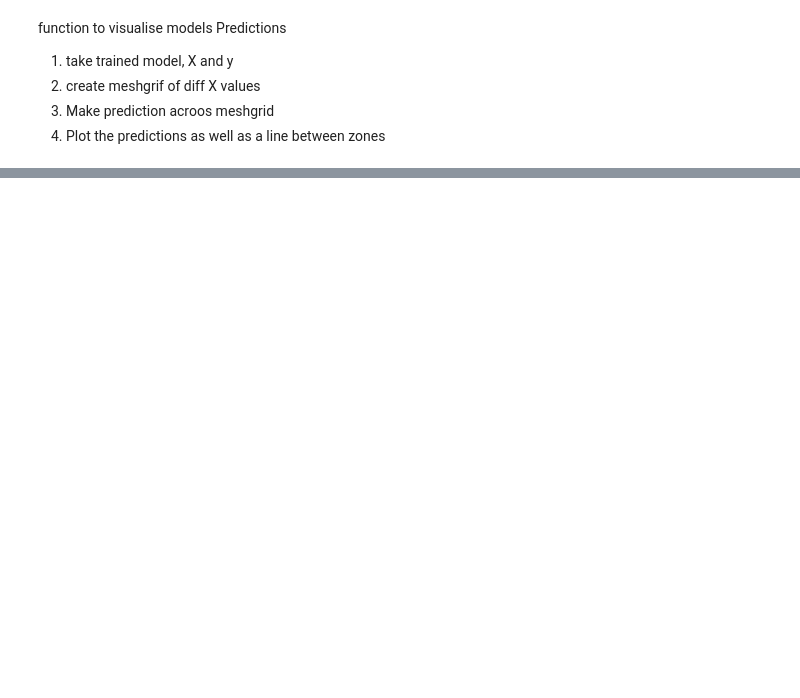
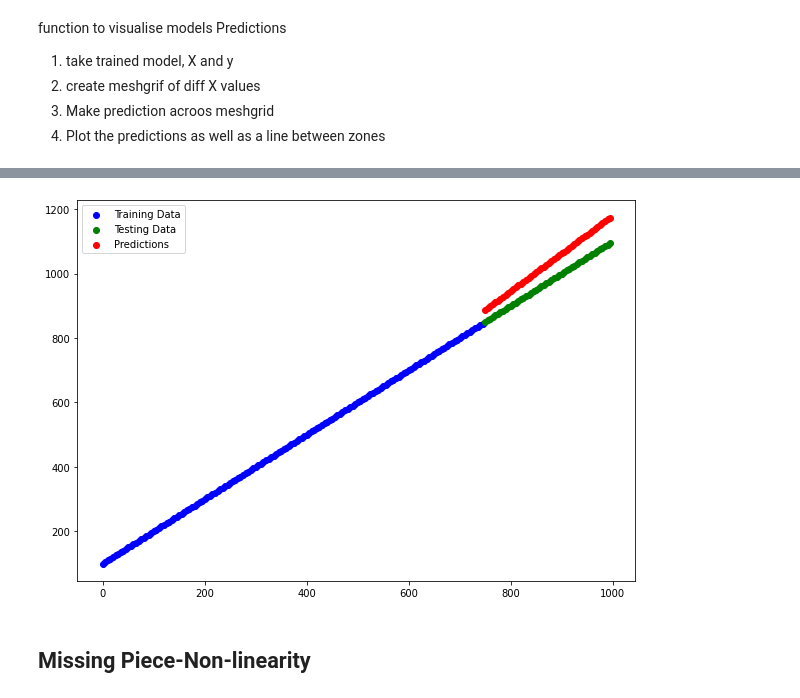
Before and after one commit to krishnamenon215/Tensorflow, a Jupyter notebook: 02_neural_network_classification_in_tensorflow.ipynb, the cells around one changed output, grey strips where cells are left out. Drawn from its saved outputs; the diff is of its cells as text; code cells hidden in the pictures; blank space fills up the shorter version.

```diff
--- a/02_neural_network_classification_in_tensorflow.ipynb
+++ b/02_neural_network_classification_in_tensorflow.ipynb
@@ -226,0 +251,19 @@ doing binary classification
+# %%
+# set the random seed
+tf.random.set_seed(42)
+
+#1. create a model with 3 layers
+model_3=tf.keras.Sequential([
+    tf.keras.layers.Dense(100), #add 100 dense neurons
+    tf.keras.layers.Dense(10), #add another layer with 10 neurons
+    tf.keras.layers.Dense(1)
+])
+
+
+#2. compile the model with regression specific loss function
+model_3.compile(loss= tf.keras.losses.mae,
+                optimizer= tf.keras.optimizers.Adam(),
+                metrics=["mae"])
+
+#3. fit the model
+model_3.fit(X_reg_train,y_reg_train, epochs=100)
@@ -226,0 +289,13 @@ doing binary classification
+# %%
+# Make predictions with our trained model
+y_reg_preds=model_3.predict(X_reg_test)
+
+
+#Plot the model predictions against reg data
+
+plt.figure(figsize=(10,7))
+plt.scatter(X_reg_train,y_reg_train,c="b",label="Training Data")
+plt.scatter(X_reg_test,y_reg_test,c="g",label="Testing Data")
+plt.scatter(X_reg_test,y_reg_preds,c="r", label="Predictions")
+plt.legend();
+# %% [output]
@@ -226,0 +303,3 @@ doing binary classification
+[figure, added]
+# %% [markdown]
+## Missing Piece-Non-linearity
```
Also changed, not shown: parts of 31 cells of this notebook.
